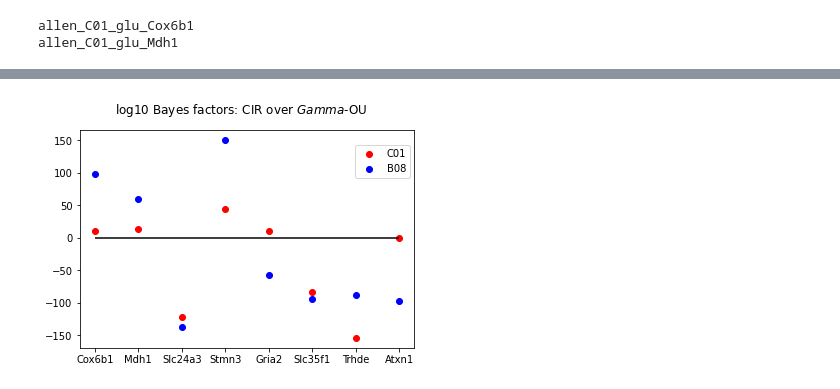
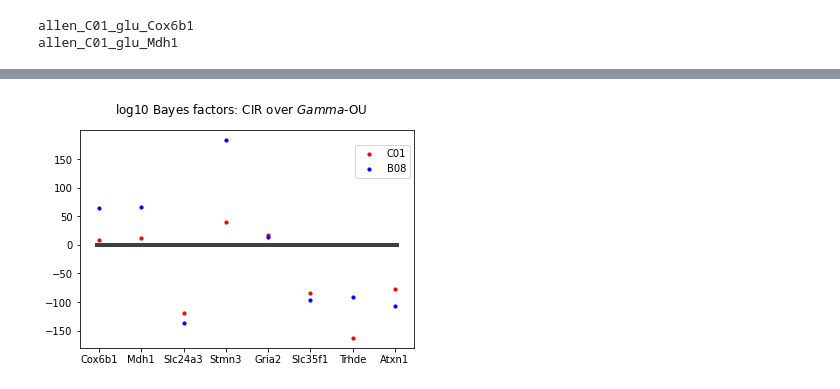
Before and after one commit to pachterlab/GVFP_2021, a Jupyter notebook: loom_analysis.ipynb, the cells around one changed output, grey strips where cells are left out. Cells and saved outputs as stored; diff of their text form; code cells hidden in the pictures.

```diff
--- a/loom_analysis.ipynb
+++ b/loom_analysis.ipynb
@@ -1222,7 +1235,5 @@ with Pool(n_threads) as pool:
 # %%
 import pandas as pd
 
-df = pd.read_csv('GVFP_2021/data/BF.csv')
-IDs = df["IDs"]
-genes = [ ID[14:] for ID in IDs]
-log10_BF = df["log10_BF"]
+df = pd.read_csv('loom/BF_grid_50.csv')
+df
@@ -1229,11 +1258,20 @@ log10_BF = df["log10_BF"]
+# %%
+IDs = df["IDs.1"]
+genes = [ ID[14:] for ID in IDs]
+log10_BF = df["log10_BF"]
+CIR = df["CIR"]
+GOU = df["GOU"]
+NB = df["NB"]
+Poi = df["Poi"]
 # %%
 import matplotlib.pyplot as plt
 
 fig, axs = plt.subplots(1, 1, figsize=(6, 4), sharey=True)
-axs.scatter(genes[:8], log10_BF[:8],c='r',label='C01');
-axs.scatter(genes[8:], log10_BF[8:],c='b',label='B08');
-axs.hlines(0,0,7)
+axs.scatter(genes[:8], log10_BF[:8],c='r',label='C01',s=10);
+axs.scatter(genes[8:], log10_BF[8:],c='b',label='B08',s=10);
+axs.hlines(-2,-0.1,7.1)
+axs.hlines(2,-0.1,7.1)
 fig.suptitle(r'log10 Bayes factors: CIR over $Gamma$-OU')
 fig.legend(loc=(0.8,0.7));
 # %% [output]
-[figure, old version]
+[figure, new version]
```
Also changed, not shown: parts of 26 cells of this notebook.
